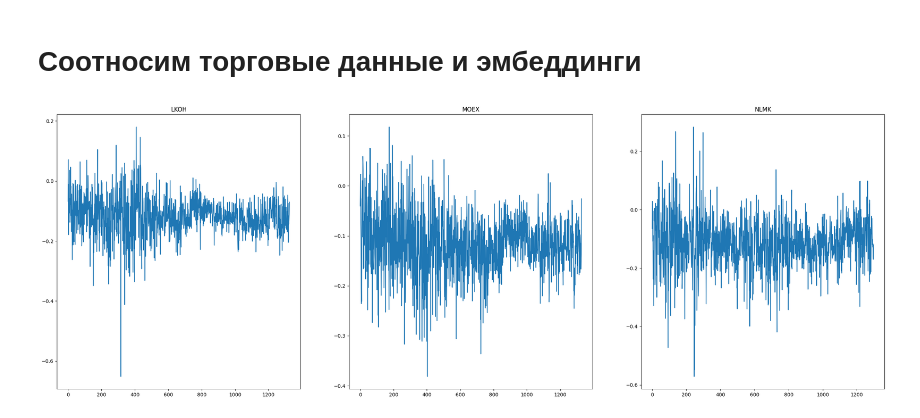
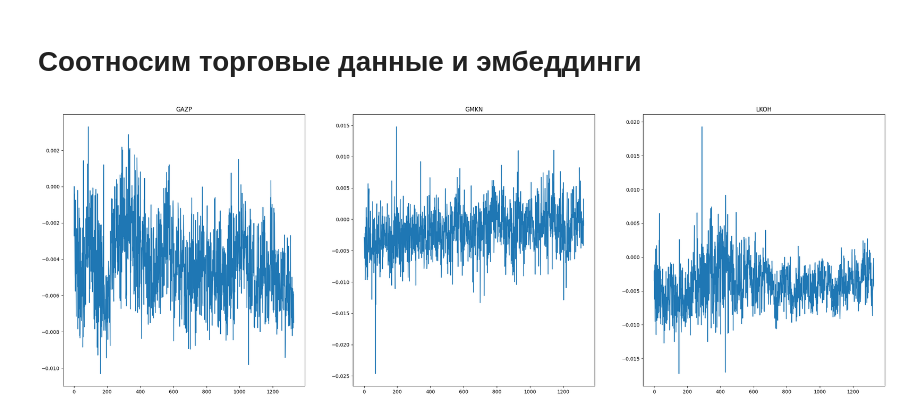
Before and after one commit to BorisenkoGeorgy/Stock_forecast_with_investors_sentiment, a Jupyter notebook: notebooks/preprocessing.ipynb, the cells around one changed output. Saved outputs shown, nothing was run; the diff lists cells and outputs as text; code cells hidden in the pictures.

```diff
--- a/notebooks/preprocessing.ipynb
+++ b/notebooks/preprocessing.ipynb
@@ -220,8 +220,12 @@ companies = ['CHMF', 'GAZP', 'GMKN', 'LKOH', 'MOEX', 'NLMK', 'NVTK', 'PLZL', 'RO
 for company in companies:
     df = pl.read_parquet(f'../data/time_series/raw/{company}.parquet')
     tmp = df.with_columns(((pl.col('open') + pl.col('high') + pl.col('low') + pl.col('close')) / 4 * pl.col('vol')).alias('vol_rub')).group_by(pl.col('datetime').dt.date().alias('date')).agg(
-        (pl.col('vol_rub').sum() / pl.col('vol').sum()).alias('weighted_1d')).sort('date')
-    tmp = tmp.with_columns((pl.col('weighted_1d') / pl.col('weighted_1d').shift(1) - 1).alias('diff_weighted_1d'))
+        (pl.col('vol_rub').sum() / pl.col('vol').sum()).alias('weighted_1d'), pl.col('open').first().alias('open'), pl.col('close').last().alias('close'), pl.col('high').max().alias('high'), pl.col('low').min().alias('low')).sort('date')
+    tmp = tmp.with_columns((pl.col('weighted_1d') / pl.col('weighted_1d').shift(1) - 1).alias('diff_weighted_1d'),
+                           (pl.col('open') / pl.col('open').shift(1) - 1).alias('diff_open_1d'),
+                           (pl.col('close') / pl.col('close').shift(1) - 1).alias('diff_close_1d'),
+                           (pl.col('high') / pl.col('high').shift(1) - 1).alias('diff_high_1d'),
+                           (pl.col('low') / pl.col('low').shift(1) - 1).alias('diff_low_1d'))
     tmp.write_parquet(f'../data/time_series/preprocessed/{company}_1d.parquet')
 # %%
 pl.read_parquet(f'../data/time_series/preprocessed/T_1d.parquet')
@@ -255,12 +259,12 @@ companies = ['CHMF', 'GAZP', 'GMKN', 'LKOH', 'MOEX', 'NLMK', 'NVTK', 'PLZL', 'RO
 
 df = pl.read_parquet('../data/texts/final_comments.parquet')
 # %%
-for company in tqdm(companies):
-    for col in cols:
-        tmp = df.drop_nulls(col).filter(pl.col(company) == True)
-        embs = np.load(f'../data/embeddings/raw/{col}.npy')
-        embs = (embs - embs.mean(axis=1)[:, None]) / embs.std(axis=1)[:, None]
-        pl_embs = pl.from_numpy(embs)
+for col in tqdm(cols):
+    embs = np.load(f'../data/embeddings/raw/{col}.npy')
+    for company in companies:
+        tmp = df.drop_nulls(col).with_row_index('i').filter(pl.col(company) == True)
+        tmp_embs = embs[tmp['i'].to_list()]
+        pl_embs = pl.from_numpy(tmp_embs)
         tmp = pl.concat([tmp, pl_embs], how='horizontal')
         tmp = tmp.group_by(pl.col('timestamp').dt.date().alias('date')).agg(*[pl.col(f'column_{i}').mean() for i in range(384)]).sort('date').drop_nulls()
         tmp.write_parquet(f'../data/embeddings/preprocessed/{col}_{company}.parquet')
@@ -288,10 +295,10 @@ df = df.select(new_column_order)
 # %%
-emb_cols = df.columns[3:]
+emb_cols = [f'column_{i}' for i in range(384)]
 for company in tqdm(companies):
     df = pl.read_parquet(f'../data/time_series/preprocessed/{company}_1d.parquet')
     embs = pl.read_parquet(f'../data/embeddings/preprocessed/message_{company}.parquet')
     df = embs.join(df, on='date', how='left')
-    df = df.with_columns([pl.col(col).shift(1) for col in emb_cols]).drop_nulls('column_0')
+    df = df.with_columns([pl.col(col) for col in emb_cols]).drop_nulls('column_0')
 
     df_with_flags = df.with_columns(
         pl.col('diff_weighted_1d').is_not_null().alias('is_trading_day')
@@ -314,12 +321,12 @@ for company in tqdm(companies):
 
     df.drop(emb_cols).join(avg_embeddings, left_on='date', right_on='last_trading_day').write_parquet(f'../data/final/{company}.parquet')
 # %%
-comps = companies[3:6]
+comps = companies[1:4]
 fig, axs = plt.subplots(1, len(comps), figsize=(30,10))
 for ax, comp in zip(axs.ravel(), comps):
     df = pl.read_parquet(f'../data/final/{comp}.parquet')
     ax.plot(df['column_200'])
     ax.set_title(comp)
 plt.show()
 # %% [output]
-[figure, old version]
+[figure, new version]
```
Also changed, not shown: parts of 3 cells of this notebook, 2 other files.
